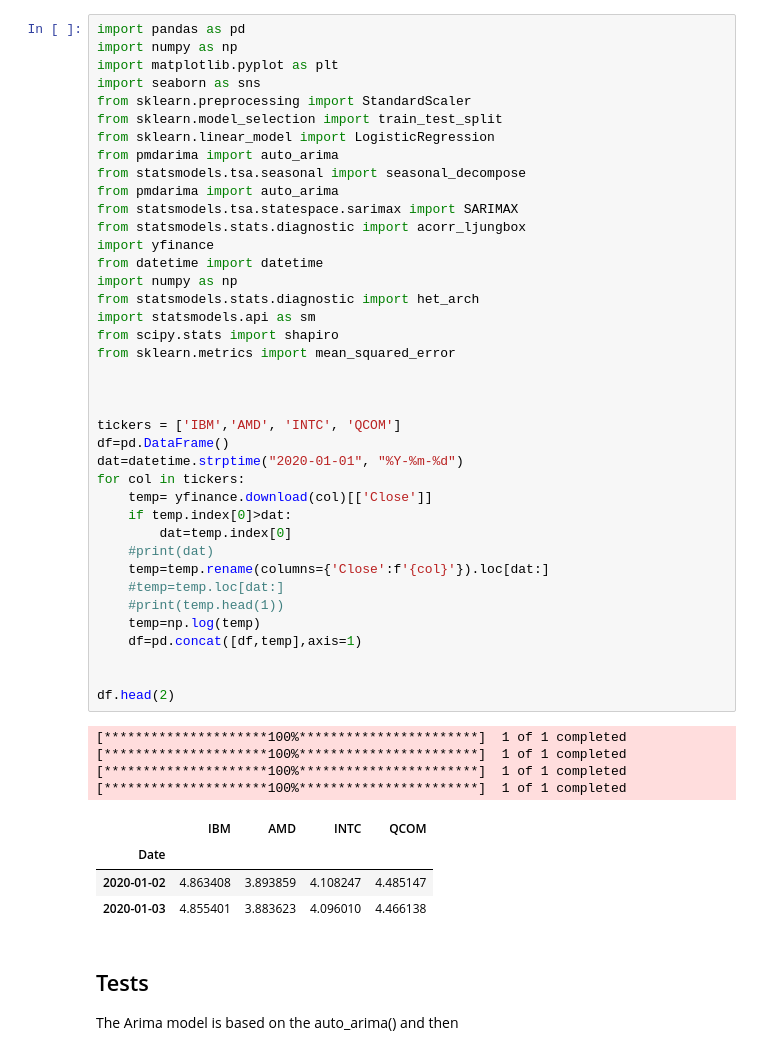
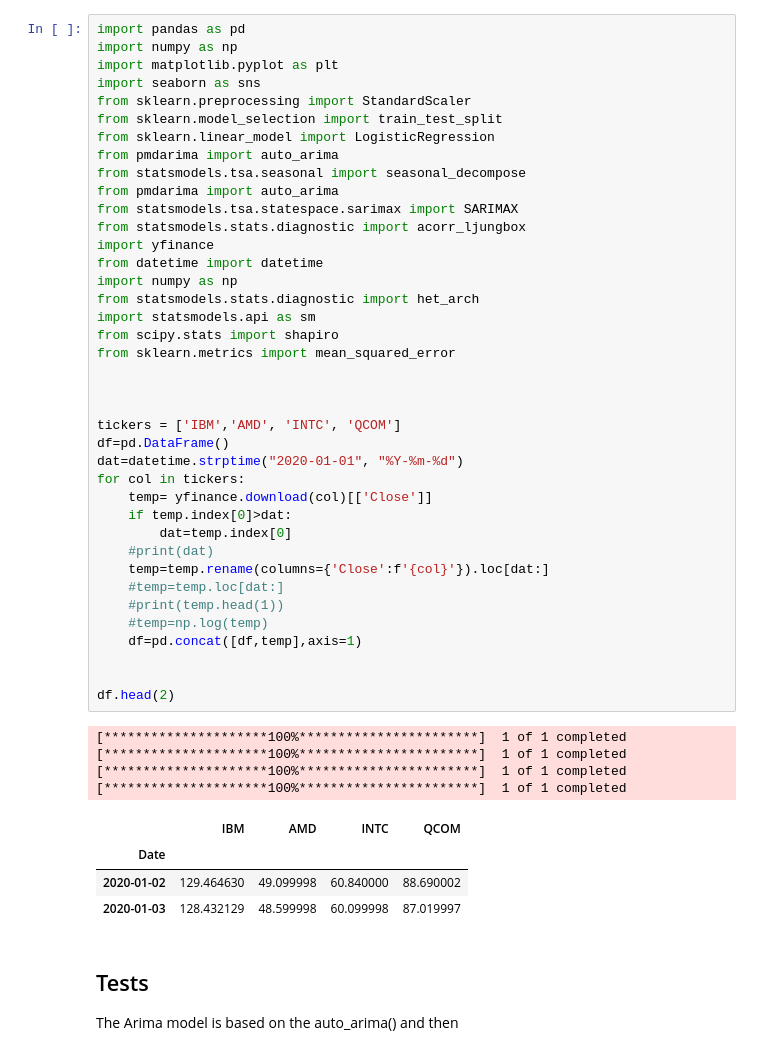
Before and after one commit to mehrdat/realtime_ca2, a Jupyter notebook: code.ipynb, the cells around one changed output. Saved outputs shown, nothing was run; the diff lists cells and outputs as text.

```diff
--- a/code.ipynb
+++ b/code.ipynb
@@ -16,36 +16,36 @@ from datetime import datetime
 import numpy as np
 from statsmodels.stats.diagnostic import het_arch
 import statsmodels.api as sm
 from scipy.stats import shapiro
 from sklearn.metrics import mean_squared_error
 
 
 
 tickers = ['IBM','AMD', 'INTC', 'QCOM']
 df=pd.DataFrame()
 dat=datetime.strptime("2020-01-01", "%Y-%m-%d")
 for col in tickers:
     temp= yfinance.download(col)[['Close']]
     if temp.index[0]>dat:
         dat=temp.index[0]
     #print(dat)
     temp=temp.rename(columns={'Close':f'{col}'}).loc[dat:]
     #temp=temp.loc[dat:]
     #print(temp.head(1))
-    temp=np.log(temp)
+    #temp=np.log(temp)
     df=pd.concat([df,temp],axis=1)
 
 
 df.head(2)
 # %% [output]
 [*********************100%***********************]  1 of 1 completed
 [*********************100%***********************]  1 of 1 completed
 [*********************100%***********************]  1 of 1 completed
 [*********************100%***********************]  1 of 1 completed
 |  | IBM | AMD | INTC | QCOM |
 | Date |  |  |  |  |
-| 2020-01-02 | 4.863408 | 3.893859 | 4.108247 | 4.485147 |
-| 2020-01-03 | 4.855401 | 3.883623 | 4.096010 | 4.466138 |
+| 2020-01-02 | 129.464630 | 49.099998 | 60.840000 | 88.690002 |
+| 2020-01-03 | 128.432129 | 48.599998 | 60.099998 | 87.019997 |
 # %% [markdown]
 ## Tests
 The Arima model is based on the auto_arima() and then
```
Also changed, not shown: parts of 34 cells of this notebook, 2 other files.
